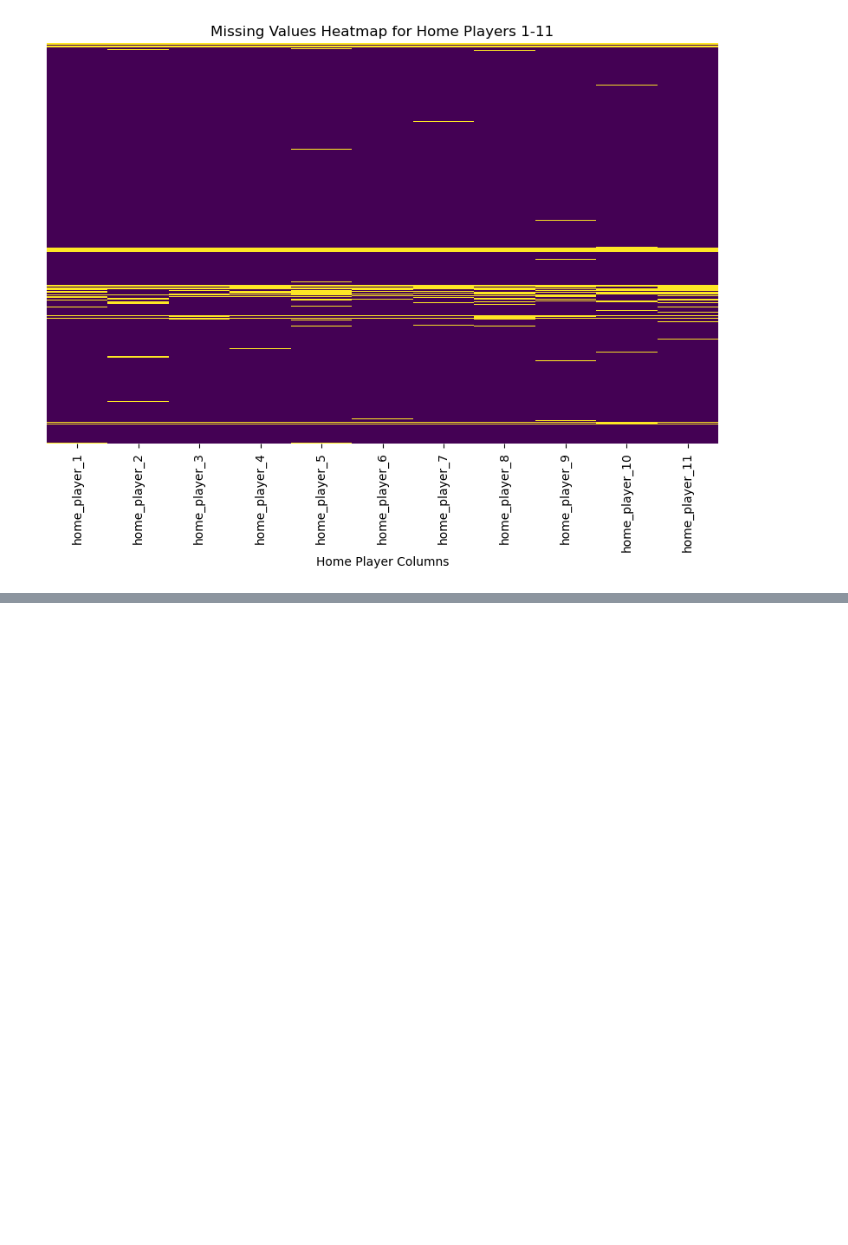
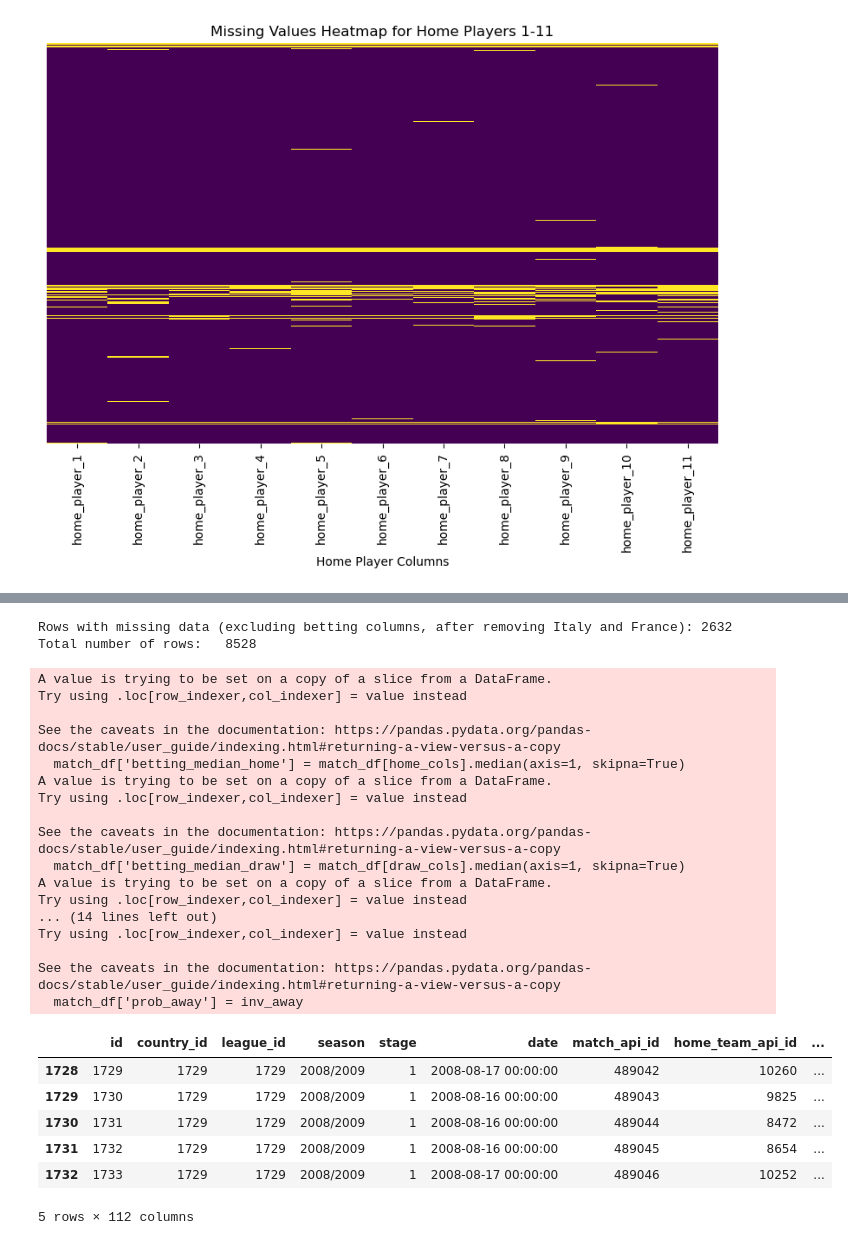
Before and after one commit to GauravGupta2022/deeplearners, a Jupyter notebook: notebooks/match_cleaning.ipynb, the cells around one changed output, grey strips where cells are left out. Cells and saved outputs as stored; diff of their text form; code cells hidden in the pictures; blank space fills up the shorter version.

```diff
--- a/notebooks/match_cleaning.ipynb
+++ b/notebooks/match_cleaning.ipynb
@@ -166,0 +313,72 @@ player_df.head(), player_attributes_df.head()
+# %%
+# Remove Italy (league_id=10257) and France (league_id=4769) leagues
+match_df = match_df[~match_df['league_id'].isin([10257, 4769])]
+
+# Get the range of betting columns
+betting_start = match_df.columns.get_loc('B365H')
+betting_end = match_df.columns.get_loc('BSA') + 1  # +1 to include 'BSA'
+betting_cols = match_df.columns[betting_start:betting_end].tolist()
+
+# All columns except betting columns
+non_betting_cols = [col for col in match_df.columns if col not in betting_cols]
+
+# Count rows with missing data in non-betting columns
+missing_non_betting = match_df[non_betting_cols].isnull().any(axis=1).sum()
+print(f"Rows with missing data (excluding betting columns, after removing Italy and France): {missing_non_betting}")
+# Print total number of rows after removing Italy and France
+print(f"Total number of rows:   {len(match_df)}")
+# %% [output]
+Rows with missing data (excluding betting columns, after removing Italy and France): 2632
+Total number of rows:   8528
+# %%
+# Get the exact betting columns from 'B365H' to 'BSA'
+betting_start = match_df.columns.get_loc('B365H')
+betting_end = match_df.columns.get_loc('BSA') + 1  # +1 to include 'BSA'
+betting_cols = match_df.columns[betting_start:betting_end].tolist()
+
+# Home, draw, and away columns within the betting odds range only
+home_cols = [col for col in betting_cols if col.endswith('H')]
+draw_cols = [col for col in betting_cols if col.endswith('D')]
+away_cols = [col for col in betting_cols if col.endswith('A')]
+
+# Calculate the median for each row for home, draw, and away odds (using only B365H to BSA columns)
+match_df['betting_median_home'] = match_df[home_cols].median(axis=1, skipna=True)
+match_df['betting_median_draw'] = match_df[draw_cols].median(axis=1, skipna=True)
+match_df['betting_median_away'] = match_df[away_cols].median(axis=1, skipna=True)
+
+# Calculate probabilities based on the median odds
+inv_home = 1 / match_df['betting_median_home']
+inv_draw = 1 / match_df['betting_median_draw']
+inv_away = 1 / match_df['betting_median_away']
+inv_sum = inv_home + inv_draw + inv_away
+
+match_df['prob_home'] = inv_home / inv_sum
+match_df['prob_draw'] = inv_draw / inv_sum
+match_df['prob_away'] = inv_away
+
+match_df.head()
+# %% [output]
+A value is trying to be set on a copy of a slice from a DataFrame.
+Try using .loc[row_indexer,col_indexer] = value instead
+
+See the caveats in the documentation: https://pandas.pydata.org/pandas-docs/stable/user_guide/indexing.html#returning-a-view-versus-a-copy
+  match_df['betting_median_home'] = match_df[home_cols].median(axis=1, skipna=True)
+A value is trying to be set on a copy of a slice from a DataFrame.
+Try using .loc[row_indexer,col_indexer] = value instead
+
+See the caveats in the documentation: https://pandas.pydata.org/pandas-docs/stable/user_guide/indexing.html#returning-a-view-versus-a-copy
+  match_df['betting_median_draw'] = match_df[draw_cols].median(axis=1, skipna=True)
+A value is trying to be set on a copy of a slice from a DataFrame.
+Try using .loc[row_indexer,col_indexer] = value instead
+... (14 lines left out)
+Try using .loc[row_indexer,col_indexer] = value instead
+
+See the caveats in the documentation: https://pandas.pydata.org/pandas-docs/stable/user_guide/indexing.html#returning-a-view-versus-a-copy
+  match_df['prob_away'] = inv_away
+|  | id | country_id | league_id | season | stage | date | match_api_id | home_team_api_id | ... |
+| 1728 | 1729 | 1729 | 1729 | 2008/2009 | 1 | 2008-08-17 00:00:00 | 489042 | 10260 | ... |
+| 1729 | 1730 | 1729 | 1729 | 2008/2009 | 1 | 2008-08-16 00:00:00 | 489043 | 9825 | ... |
+| 1730 | 1731 | 1729 | 1729 | 2008/2009 | 1 | 2008-08-16 00:00:00 | 489044 | 8472 | ... |
+| 1731 | 1732 | 1729 | 1729 | 2008/2009 | 1 | 2008-08-16 00:00:00 | 489045 | 8654 | ... |
+| 1732 | 1733 | 1729 | 1729 | 2008/2009 | 1 | 2008-08-17 00:00:00 | 489046 | 10252 | ... |
+5 rows × 112 columns
```
Also changed, not shown: parts of 17 cells of this notebook.
